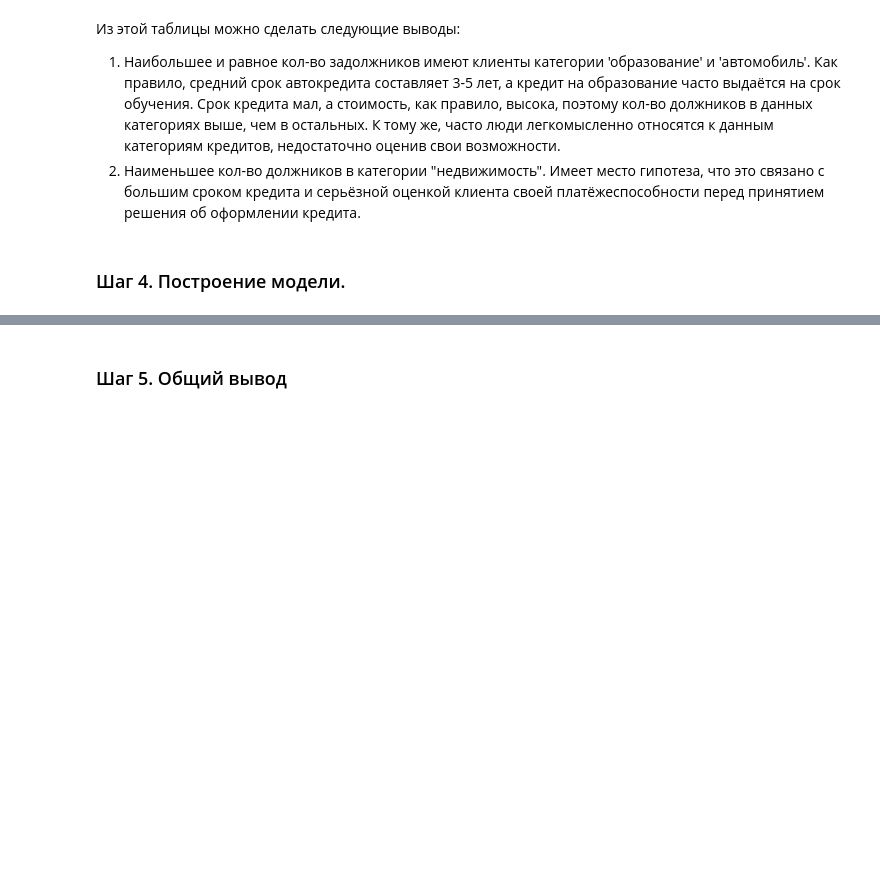
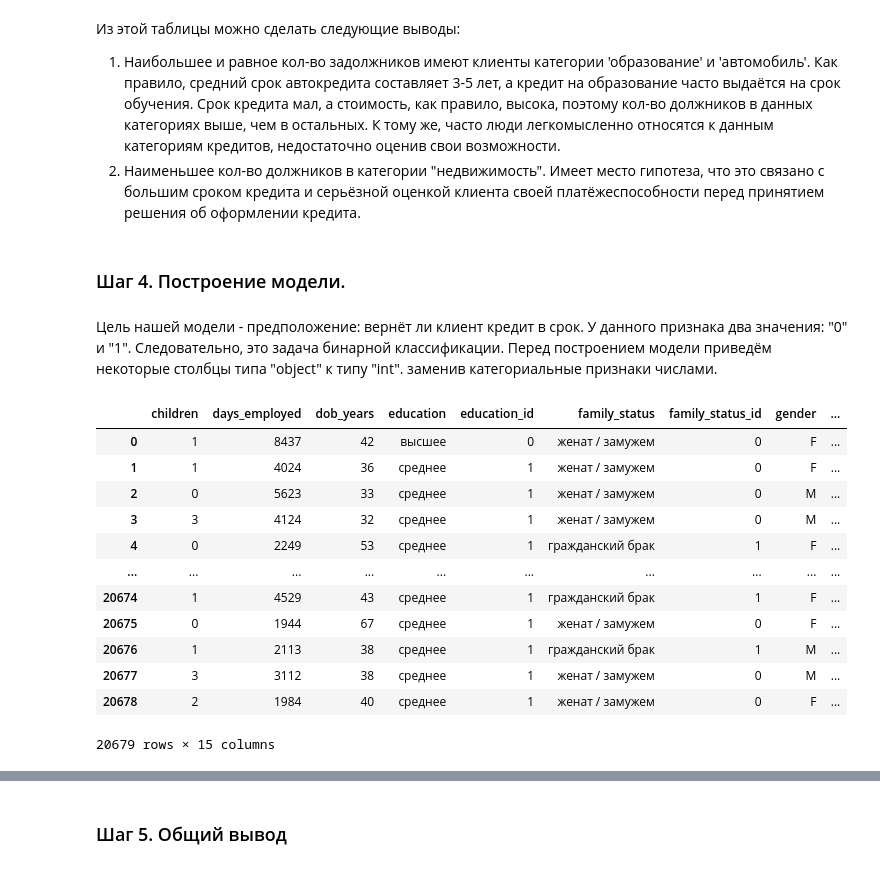
Before and after one commit to Andrew99630/bank_research, a Jupyter notebook: bank_research.ipynb, the cells around one changed output, grey strips where cells are left out. Drawn from its saved outputs; the diff is of its cells as text; code cells hidden in the pictures; blank space fills up the shorter version.

Commit message:
Построение моделей

```diff
--- a/bank_research.ipynb
+++ b/bank_research.ipynb
@@ -824,3 +828,22 @@ px.bar(group_purpose.reset_index(), x='category_purpose', y='mean', title='За
 2. Наименьшее кол-во должников в категории "недвижимость". Имеет место гипотеза, что это связано с большим сроком кредита и серьёзной оценкой клиента своей платёжеспособности перед принятием решения об оформлении кредита.
 # %% [markdown]
 ### Шаг 4. Построение модели.
+# %% [markdown]
+Цель нашей модели - предположение: вернёт ли клиент кредит в срок. У данного признака два значения: "0" и "1". Следовательно, это задача бинарной классификации. Перед построением модели приведём некоторые столбцы типа "object" к типу "int". заменив категориальные признаки числами.
+# %%
+data = data.dropna()
+data
+# %% [output]
+|  | children | days_employed | dob_years | education | education_id | family_status | family_status_id | gender | ... |
+| 0 | 1 | 8437 | 42 | высшее | 0 | женат / замужем | 0 | F | ... |
+| 1 | 1 | 4024 | 36 | среднее | 1 | женат / замужем | 0 | F | ... |
+| 2 | 0 | 5623 | 33 | среднее | 1 | женат / замужем | 0 | M | ... |
+| 3 | 3 | 4124 | 32 | среднее | 1 | женат / замужем | 0 | M | ... |
+| 4 | 0 | 2249 | 53 | среднее | 1 | гражданский брак | 1 | F | ... |
+| ... | ... | ... | ... | ... | ... | ... | ... | ... | ... |
+| 20674 | 1 | 4529 | 43 | среднее | 1 | гражданский брак | 1 | F | ... |
+| 20675 | 0 | 1944 | 67 | среднее | 1 | женат / замужем | 0 | F | ... |
+| 20676 | 1 | 2113 | 38 | среднее | 1 | гражданский брак | 1 | M | ... |
+| 20677 | 3 | 3112 | 38 | среднее | 1 | женат / замужем | 0 | M | ... |
+| 20678 | 2 | 1984 | 40 | среднее | 1 | женат / замужем | 0 | F | ... |
+20679 rows × 15 columns
```
Also changed, not shown: parts of 35 cells of this notebook.
